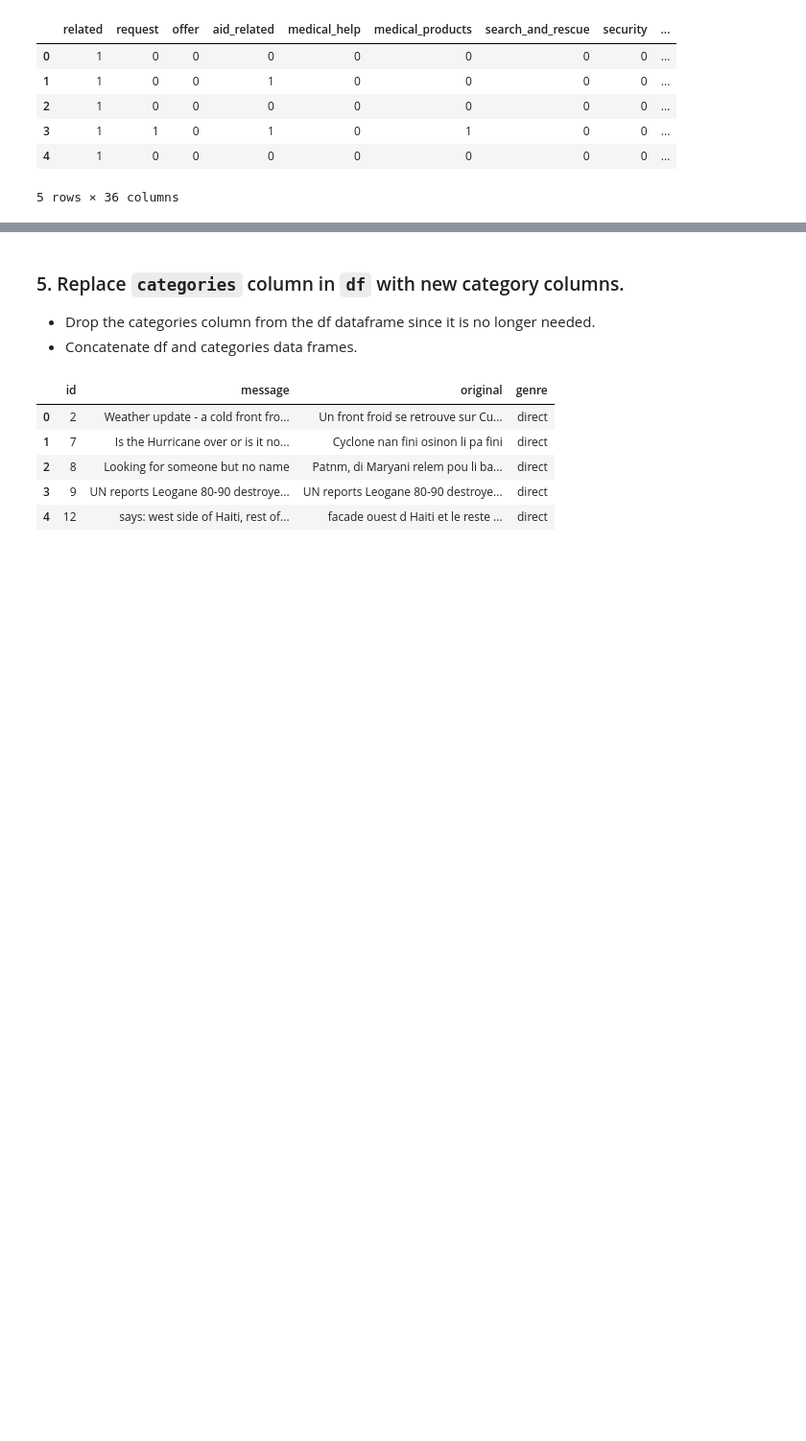
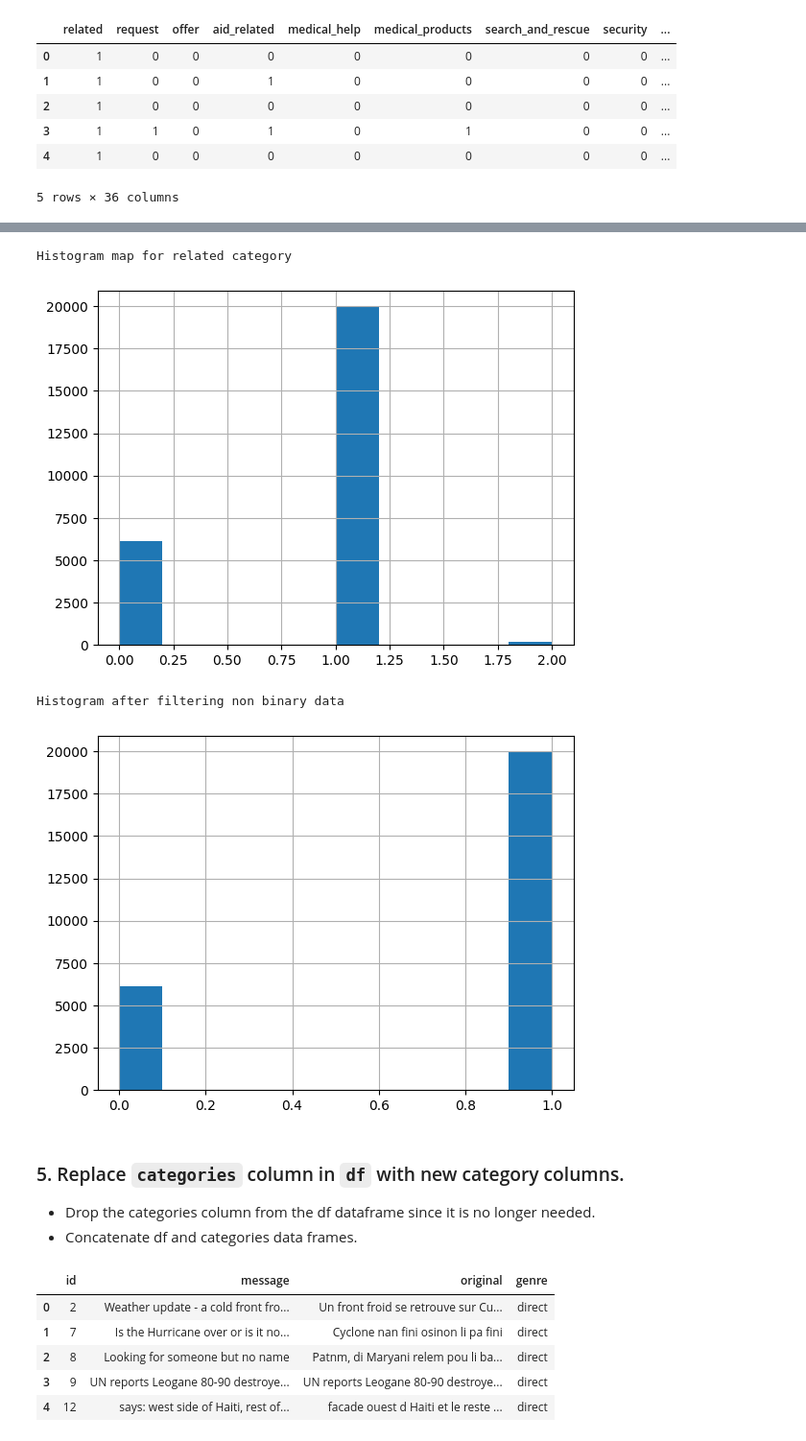
Before and after one commit to Prasanna23/Udacity_DataScience_ND, a Jupyter notebook: Disaster Response Project/ETL Pipeline Preparation.ipynb, the cells around one changed output, grey strips where cells are left out. Shown at 96% size. Saved outputs shown, nothing was run; the diff lists cells and outputs as text; code cells hidden in the pictures; blank space fills up the shorter version.

```diff
--- a/Disaster Response Project/ETL Pipeline Preparation.ipynb
+++ b/Disaster Response Project/ETL Pipeline Preparation.ipynb
@@ -93,7 +93,7 @@ categories.head()
 # %%
 for column in categories:
     # set each value to be the last character of the string
-    categories[column] = categories[column].str[-1:]
+    categories[column] = categories[column].str[-1]
 
     # convert column from string to numeric
     categories[column] = categories[column].astype(int)
@@ -109,3 +125,17 @@ categories.head()
+# %%
+import matplotlib.pyplot as plt
+categories['related'].hist()
+print('Histogram map for related category')
+plt.show()
+categories =categories[categories['related'] != 2]
+categories['related'].hist()
+print('Histogram after filtering non binary data')
+plt.show()
+# %% [output]
+Histogram map for related category
+[figure, added]
+Histogram after filtering non binary data
+[figure, added]
 # %% [markdown]
 ### 5. Replace `categories` column in `df` with new category columns.
 - Drop the categories column from the df dataframe since it is no longer needed.
```
Also changed, not shown: parts of 1 cell of this notebook, 4 other files.
